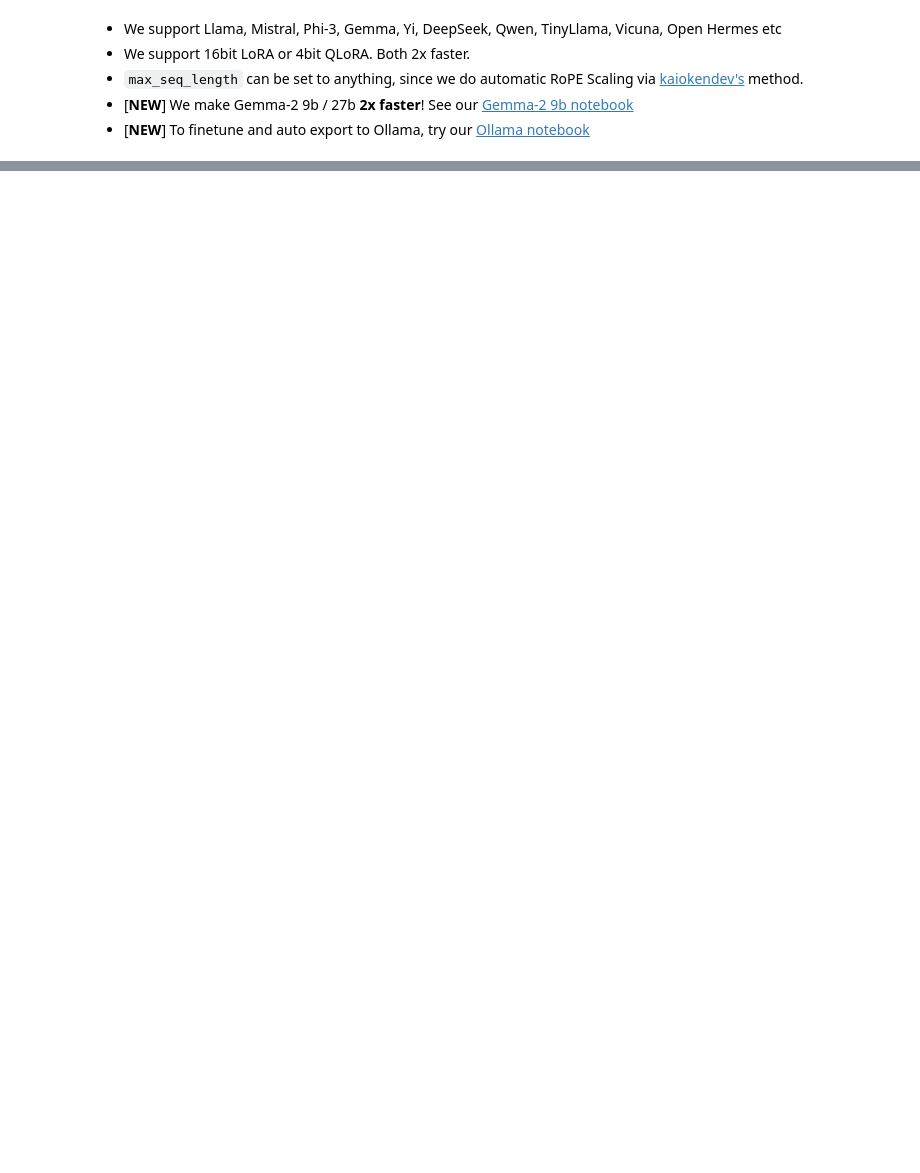
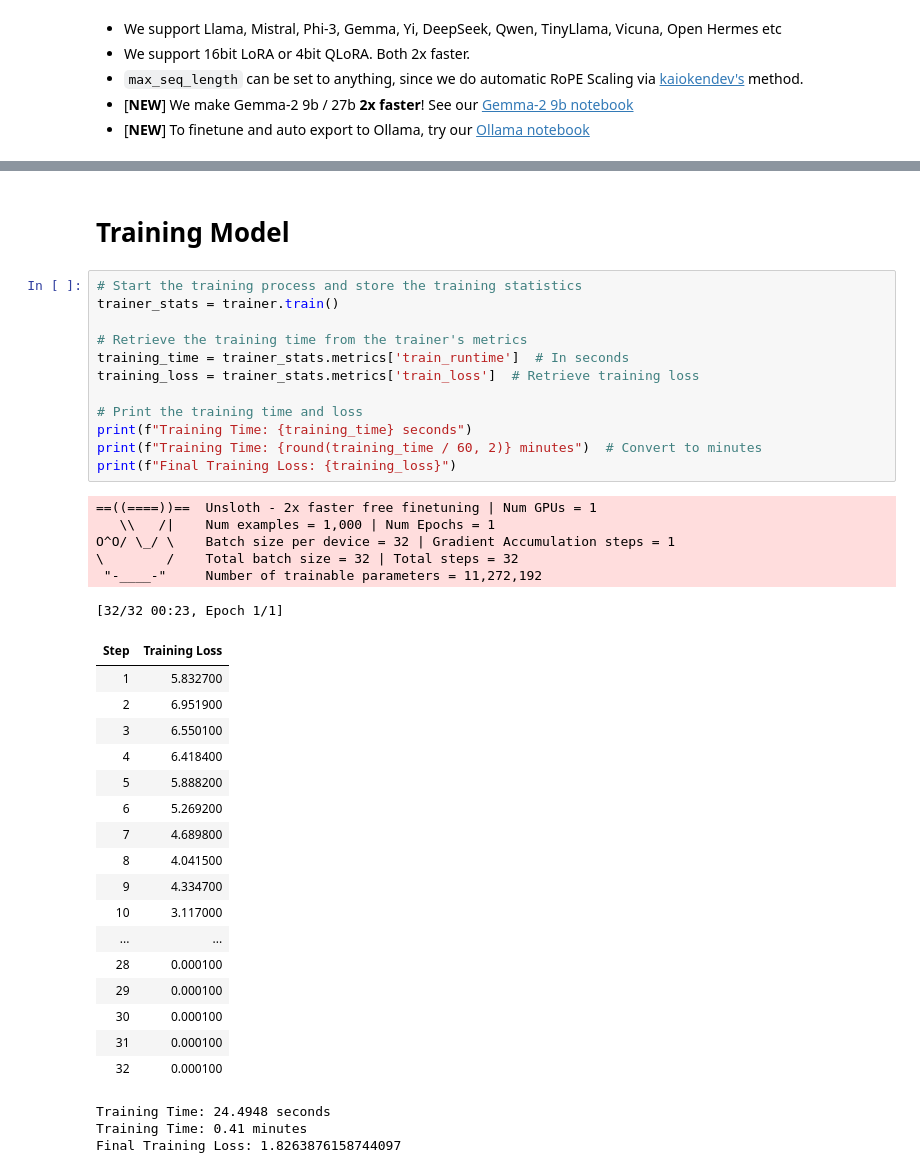
Before and after one commit to SURESHBEEKHANI/Fine-Tuning-LLaMA-3.2-1B-for-Sentiment-Analysis-in-Financial-Texts, a Jupyter notebook: SURESHBEEKHANI_finance_sentiment.ipynb, the cells around one changed output, grey strips where cells are left out. Cells and saved outputs as stored; diff of their text form; blank space fills up the shorter version.

```diff
--- a/SURESHBEEKHANI_finance_sentiment.ipynb
+++ b/SURESHBEEKHANI_finance_sentiment.ipynb
@@ -480,0 +420,41 @@ Model pushed to Hugging Face Model Hub at: SURESHBEEKHANI/finance_sentiment
+# %% [markdown]
+# Training Model
+# %%
+# Start the training process and store the training statistics
+trainer_stats = trainer.train()
+
+# Retrieve the training time from the trainer's metrics
+training_time = trainer_stats.metrics['train_runtime']  # In seconds
+training_loss = trainer_stats.metrics['train_loss']  # Retrieve training loss
+
+# Print the training time and loss
+print(f"Training Time: {training_time} seconds")
+print(f"Training Time: {round(training_time / 60, 2)} minutes")  # Convert to minutes
+print(f"Final Training Loss: {training_loss}")
+# %% [output]
+==((====))==  Unsloth - 2x faster free finetuning | Num GPUs = 1
+   \\   /|    Num examples = 1,000 | Num Epochs = 1
+O^O/ \_/ \    Batch size per device = 32 | Gradient Accumulation steps = 1
+\        /    Total batch size = 32 | Total steps = 32
+ "-____-"     Number of trainable parameters = 11,272,192
+[32/32 00:23, Epoch 1/1]
+| Step | Training Loss |
+| 1 | 5.832700 |
+| 2 | 6.951900 |
+| 3 | 6.550100 |
+| 4 | 6.418400 |
+| 5 | 5.888200 |
+| 6 | 5.269200 |
+| 7 | 4.689800 |
+| 8 | 4.041500 |
+| 9 | 4.334700 |
+| 10 | 3.117000 |
+| ... | ... |
+| 28 | 0.000100 |
+| 29 | 0.000100 |
+| 30 | 0.000100 |
+| 31 | 0.000100 |
+| 32 | 0.000100 |
+Training Time: 24.4948 seconds
+Training Time: 0.41 minutes
+Final Training Loss: 1.8263876158744097
```
Also changed, not shown: parts of 50 cells of this notebook.
